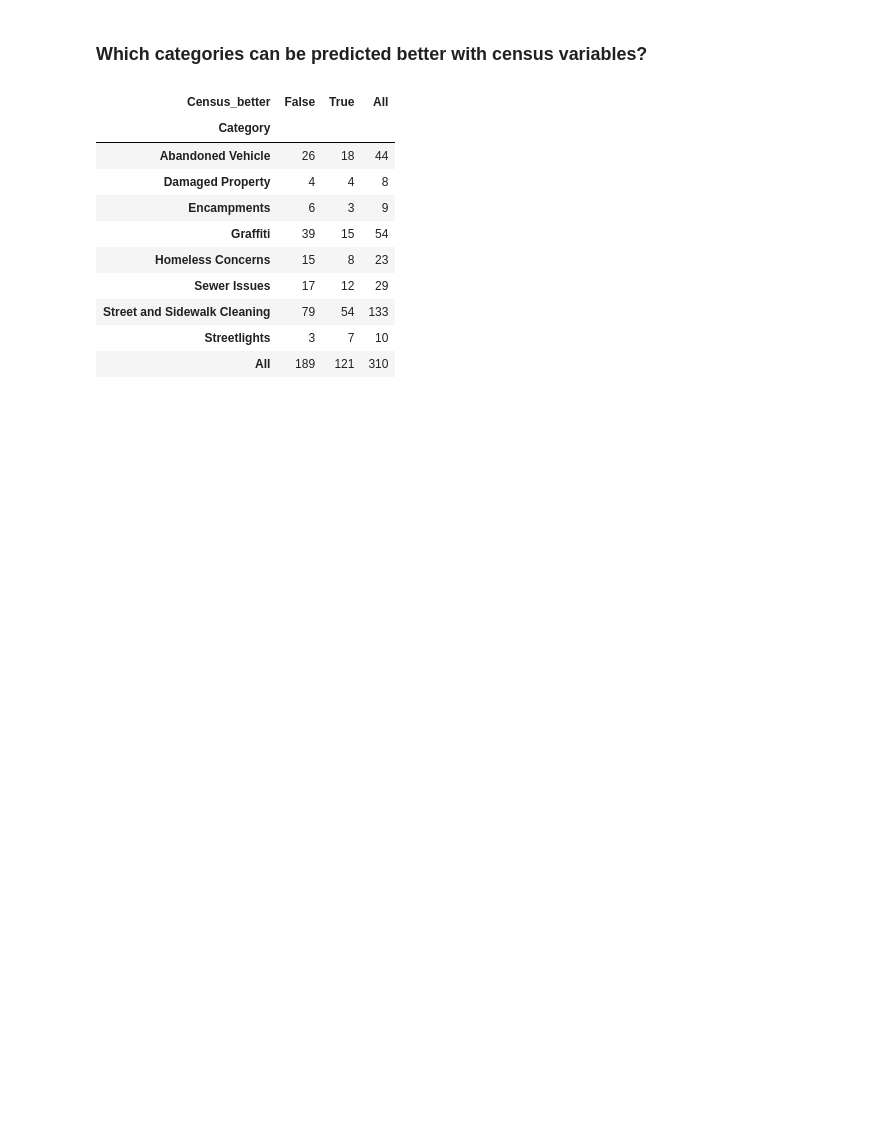
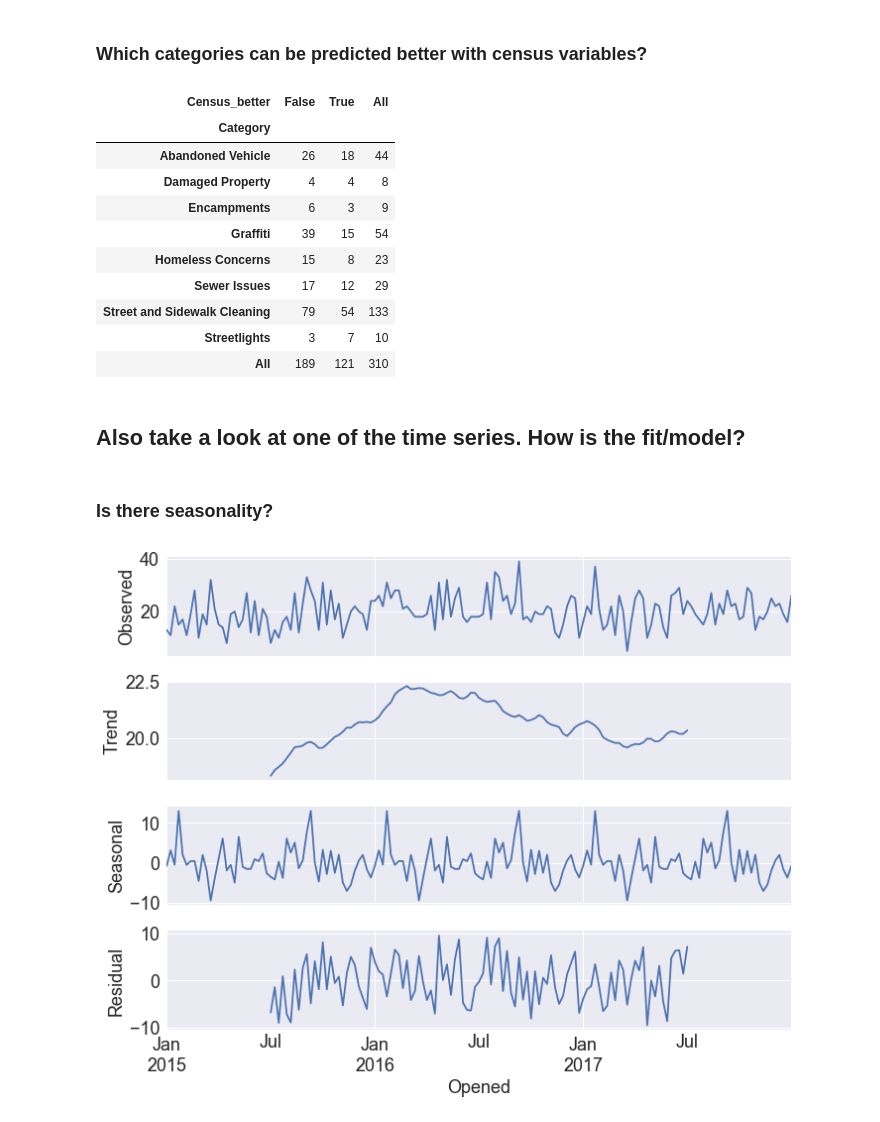
Before and after one commit to pjandir/CapstoneProject2, a Jupyter notebook: timeseries-model.ipynb, the cells around one changed output. Saved outputs shown, nothing was run; the diff lists cells and outputs as text; code cells hidden in the pictures; blank space fills up the shorter version.

Commit message:
update time series model nb

```diff
--- a/timeseries-model.ipynb
+++ b/timeseries-model.ipynb
@@ -101,18 +104,19 @@ seasonal_pdq = [(1,0,0,52), (0,1,0,52), (0,0,1,52), (1,1,0,52), (0,1,1,52)]
 ### Scale the census features to 0-1 so they are all on equal footing.
 # %%
 #Re-scale some features
-ts_test = df.copy()
-ts_test.drop(['Supervisor_District', 'Police_District', 'Latitude', 'Longitude', 'Source', 'Has_Media_Link',
+#Define new dataframe with only relevant columns
+time_series = df.copy()
+time_series.drop(['Supervisor_District', 'Police_District', 'Latitude', 'Longitude', 'Source', 'Has_Media_Link',
                   'Is_Closed'], axis=1, inplace=True)
 
 #Scale to percent
-ts_test['Poverty'] = ts_test['Poverty']/100.
-ts_test['Unemployment'] = ts_test['Unemployment']/100.
-ts_test['Percent_Male'] = ts_test['Percent_Male']/100.
+time_series['Poverty'] = time_series['Poverty']/100.
+time_series['Unemployment'] = time_series['Unemployment']/100.
+time_series['Percent_Male'] = time_series['Percent_Male']/100.
 
 #Scale to 0-1
-ts_test['Population'] = MaxAbsScaler().fit_transform(ts_test['Population'].values.reshape(-1,1)).reshape(1,-1)[0]
-ts_test['Income'] = MaxAbsScaler().fit_transform(ts_test['Income'].values.reshape(-1,1)).reshape(1,-1)[0]
+time_series['Population'] = MaxAbsScaler().fit_transform(time_series['Population'].values.reshape(-1,1)).reshape(1,-1)[0]
+time_series['Income'] = MaxAbsScaler().fit_transform(time_series['Income'].values.reshape(-1,1)).reshape(1,-1)[0]
 # %% [markdown]
 ## Time series model for request category/census tract with and without census variables (exog vars)
 ### Resampled per week
@@ -123,11 +127,11 @@ model_results = pd.DataFrame(columns=['Category', 'Tract', 'Score_exog', 'Score_
 
 for feature in df.Category.value_counts().index:
 
-    time_series = ts_test[ts_test.Category == feature].copy()
-    time_series.drop('Category', axis=1, inplace=True)
+    ind_category = time_series[time_series.Category == feature].copy()
+    ind_category.drop('Category', axis=1, inplace=True)
     print('%s\n%s' % (feature, '='*30))
 
-    for tract, group in time_series.groupby('Tract'):
+    for tract, group in ind_category.groupby('Tract'):
         temp = group.set_index('Opened')['Tract'].resample('W').count().to_frame(name='Counts')
 
         #Keep only resampled time series with no missing weeks
@@ -137,7 +141,7 @@ for feature in df.Category.value_counts().index:
         else:
             continue
 
-        #Select only those with certain total request counts
+        #Select only those with certain (i.e. lots) total request counts
         if len(group) < 3100:
             continue
 
@@ -291,3 +298,16 @@ pd.crosstab(out.Category, out.Census_better, margins=True)
 | Street and Sidewalk Cleaning | 79 | 54 | 133 |
 | Streetlights | 3 | 7 | 10 |
 | All | 189 | 121 | 310 |
+# %% [markdown]
+## Also take a look at one of the time series. How is the fit/model?
+# %%
+#Chose the first time series data from the earlier for loop
+cleaning = time_series.loc[(time_series.Category=='Street and Sidewalk Cleaning') & (time_series.Tract==106.0)]
+cleaning = cleaning.set_index('Opened')['Tract'].resample('W').count().to_frame(name='Counts')
+# %% [markdown]
+### Is there seasonality?
+# %%
+sm.tsa.seasonal_decompose(cleaning).plot()
+plt.show()
+# %% [output]
+[figure, added]
```
Also changed, not shown: parts of 14 cells of this notebook, 1 other file.
